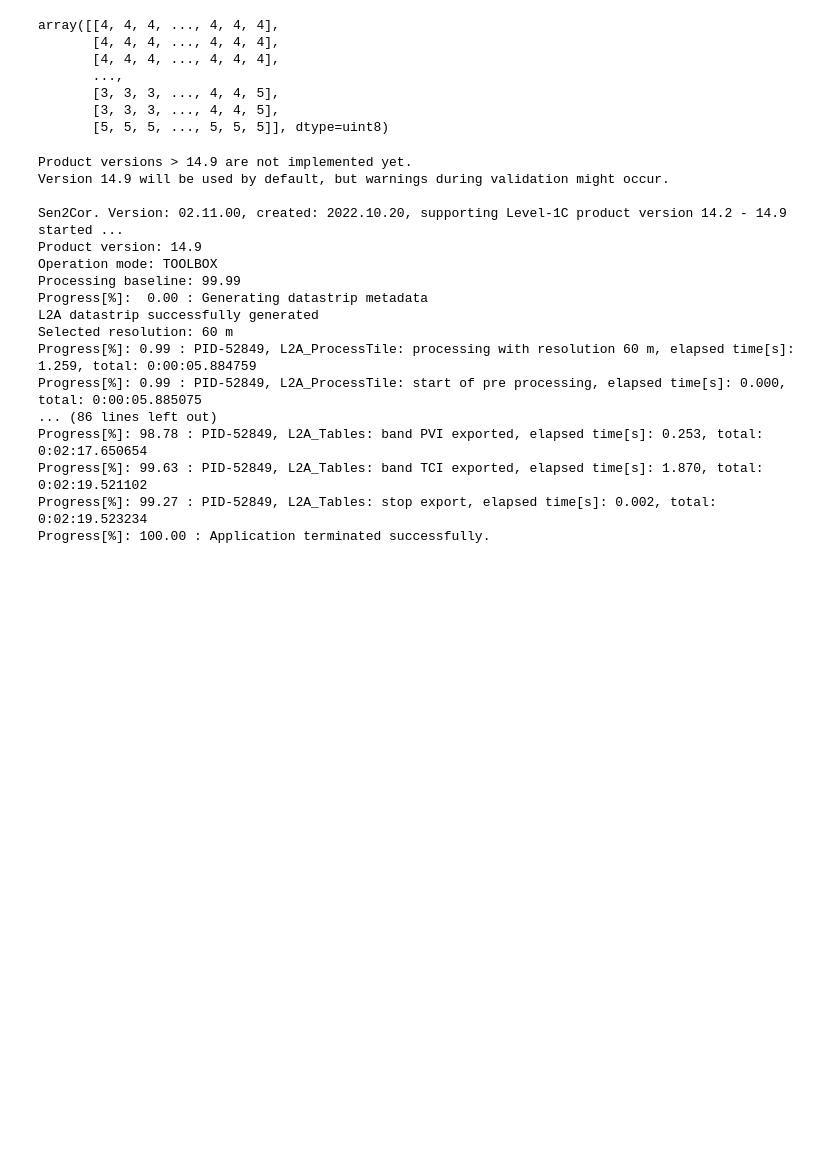
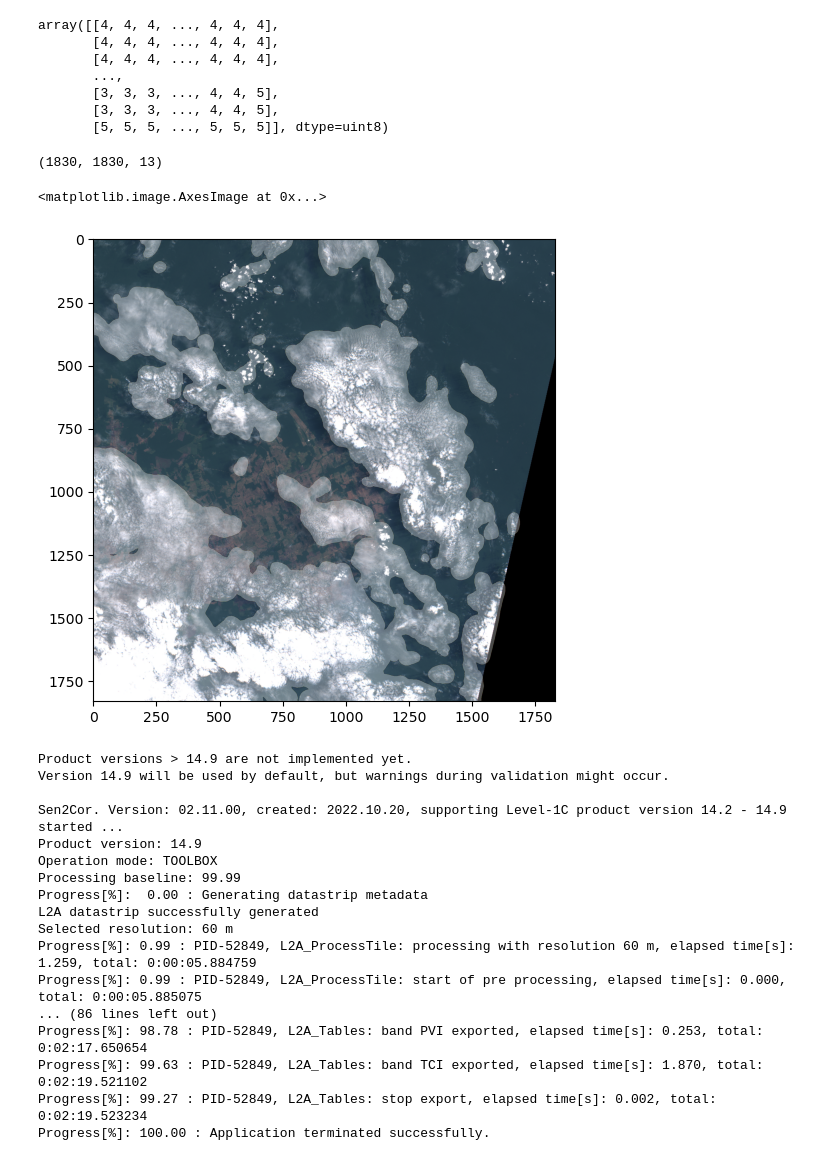
Before and after one commit to albert-santos/remote-sensing, a Jupyter notebook: Jean/modelos.ipynb, the cells around one changed output. Drawn from its saved outputs; the diff is of its cells as text; code cells hidden in the pictures; blank space fills up the shorter version.

```diff
--- a/Jean/modelos.ipynb
+++ b/Jean/modelos.ipynb
@@ -77,6 +77,7 @@ class Preprocessing:
                 os.remove('merge.tif')
 
             arquivos_tif: List[str] = glob.glob('*.tif')
+            arquivos_tif: List[str] = self._sort_files(arquivos_tif,sufix='.tif')
             comando: List[str] = ['gdal_merge.py', '-o', 'merge.tif', '-of', 'Gtiff', '-separate', '-ot', 'FLOAT32'] + arquivos_tif
             subprocess.run(comando, stdout=subprocess.PIPE, stderr=subprocess.PIPE)
             list(map(os.remove, arquivos_tif))
@@ -102,7 +103,8 @@ class Preprocessing:
             self._create_tif_folder()
             for diretorio in self.imgs_diretorio:
                 files: List[str] = glob.glob(os.path.join(f'{diretorio}', 'GRANULE', '*', 'IMG_DATA', '*B*.jp2'))
-                files: List[str] = sorted(files)
+                files: List[str] = self._sort_files(files,sufix='.jp2')
+
                 nome_TIF: str = diretorio.replace('.SAFE', '.TIF')
                 commands: List[List[str]] = []
 
@@ -119,6 +121,19 @@ class Preprocessing:
 
                 if merge_tif:
                     self.merge_tif_files(nome_TIF)
+
+    def _sort_files(self, lista: list, sufix: str):
+        lista = sorted(lista)
+
+        b08_name: int = [item for item in lista if item.endswith(f"B08{sufix}")][0]
+        b08_index: int = lista.index(b08_name)
+
+        b8A_name: int = [item for item in lista if item.endswith(f"B8A{sufix}")][0]
+        b8A_index: int = lista.index(b8A_name)
+
+        lista.insert(indice_b08 + 1, lista.pop(indice_b8))
+
+        return lista
 
     def _criar_symlinks_kappaMask(self, kappa_mask_folder: str) -> None:
         """
@@ -178,10 +193,12 @@ class Modelos(Preprocessing):
                 with cwd(caminho_completo):
                     bandas: np.ndarray = gdal.Open('./merge.tif').ReadAsArray()
                     bandas: np.ndarray = np.transpose(bandas, (1, 2, 0))
+                    bandas: np.ndarray = (bandas - 1000) / 10000
+                    bandas: np.ndarray = bandas.clip(min=0)
                     cloud_detector: S2PixelCloudDetector = S2PixelCloudDetector(threshold=threshold, average_over=average_core, dilation_size=dilation_size, all_bands=all_bands)
                     cloud_prob: np.ndarray = cloud_detector.get_cloud_probability_maps(bandas[np.newaxis, ...])
                     cloud_mask: np.ndarray = cloud_detector.get_cloud_masks(bandas[np.newaxis, ...])
-                    yield [cloud_prob, cloud_mask]
+                    yield [cloud_prob, cloud_mask, bandas]
             else:
                 self.start()
 
@@ -266,7 +283,7 @@ class Modelos(Preprocessing):
 
 # Cria uma instância da classe Modelos
 obj: Modelos = Modelos('./')
-#obj.start()  # Executar uma vez
+obj.start()  # Executar uma vez
 # %%
 gerador = obj.kappa_mask('../km_predict-main')
 teste1 = next(gerador)
@@ -281,7 +298,21 @@ array([[4, 4, 4, ..., 4, 4, 4],
        [3, 3, 3, ..., 4, 4, 5],
        [5, 5, 5, ..., 5, 5, 5]], dtype=uint8)
 # %%
-prob,mask = next(obj.s2cloudless())
+prob, mask, bandas = next(obj.s2cloudless())
+# %%
+bandas.shape
+# %% [output]
+(1830, 1830, 13)
+# %%
+true_color_image = (bandas[..., [3, 2, 1]] * 3).clip(0, 1)
+
+
+_, ax = plt.subplots(nrows=1, ncols=1, figsize=(6, 6))
+ax.imshow(true_color_image) # tive que diminuir a opacidade da imagem para ela aparecer
+ax.imshow(mask[0], cmap="pink", alpha=0.3 * mask[0])
+# %% [output]
+<matplotlib.image.AxesImage at 0x...>
+[figure, added]
 # %%
 mapa_de_classificacao = next(obj.sen2cor())
 # %% [output]
```
